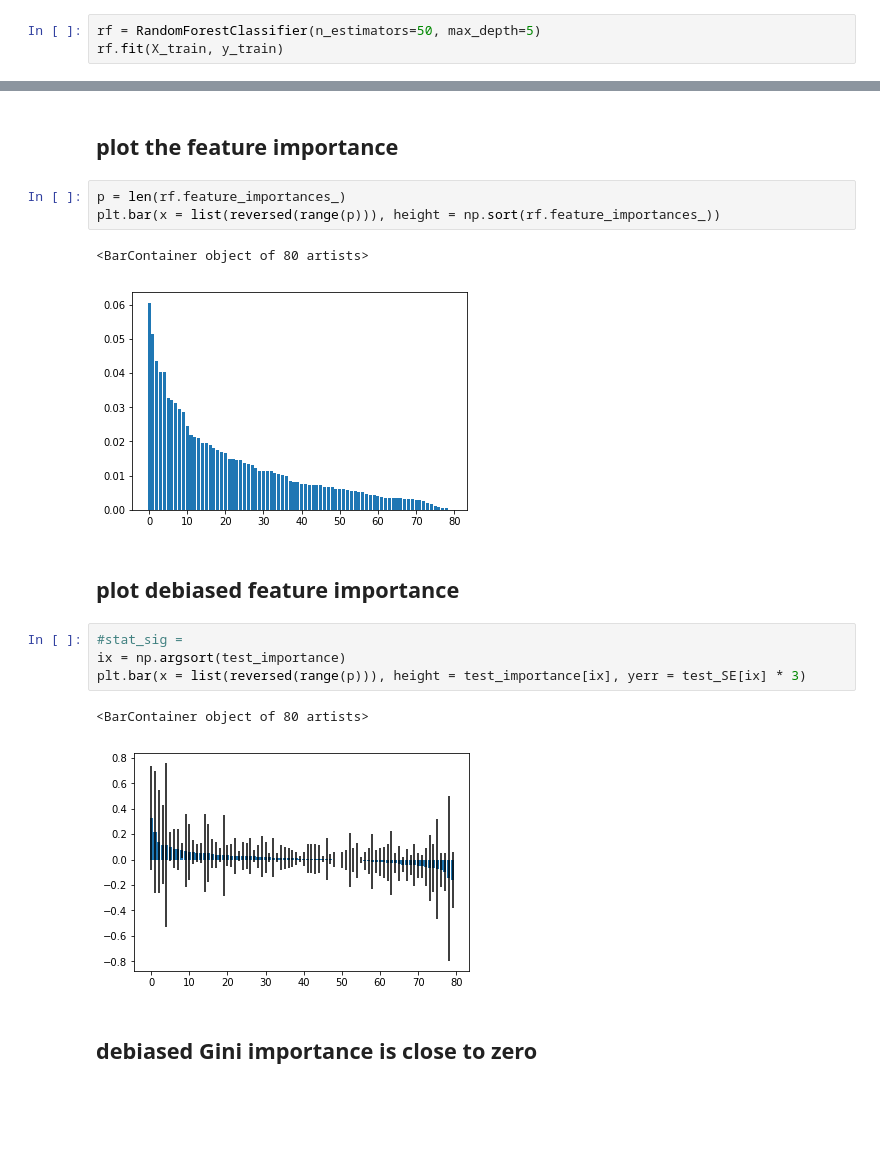
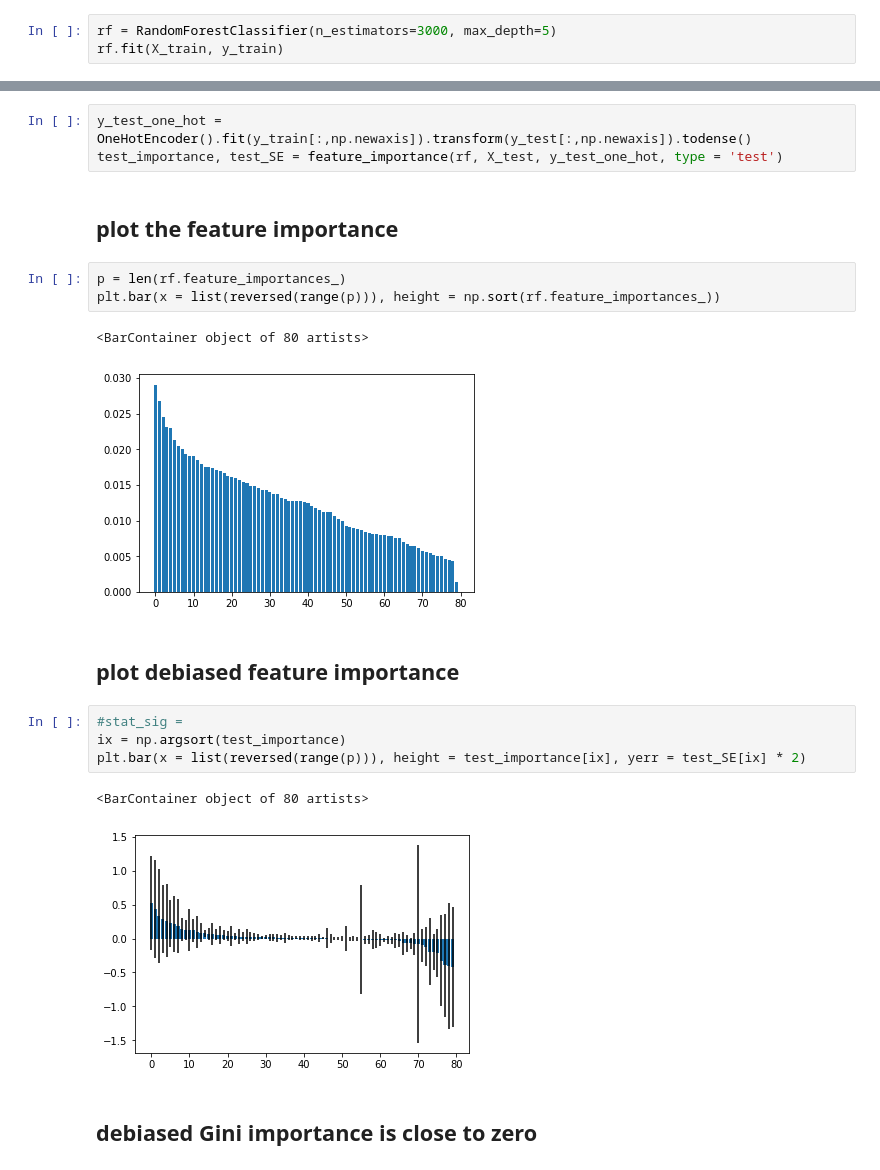
Before and after one commit to shifwang/Enhancer, a Jupyter notebook: explorations/03_feature_selection_with_debiased_gini_importance.ipynb, the cells around one changed output, grey strips where cells are left out. Saved outputs shown, nothing was run; the diff lists cells and outputs as text; blank space fills up the shorter version.

```diff
--- a/explorations/03_feature_selection_with_debiased_gini_importance.ipynb
+++ b/explorations/03_feature_selection_with_debiased_gini_importance.ipynb
@@ -122,7 +128,7 @@ y_test = Y[test - 1]
 # %% [markdown]
 ## train RF
 # %%
-rf = RandomForestClassifier(n_estimators=50, max_depth=5)
+rf = RandomForestClassifier(n_estimators=3000, max_depth=5)
 rf.fit(X_train, y_train)
 # %% [output]
 RandomForestClassifier(bootstrap=True, class_weight=None, criterion='gini',
@@ -139,3 +143,6 @@ test_importance, test_SE = test_feature_importance(rf, X_test, y_test)
+# %%
+y_test_one_hot = OneHotEncoder().fit(y_train[:,np.newaxis]).transform(y_test[:,np.newaxis]).todense()
+test_importance, test_SE = feature_importance(rf, X_test, y_test_one_hot, type = 'test')
 # %% [markdown]
 ## plot the feature importance
 # %%
@@ -143,15 +150,15 @@ p = len(rf.feature_importances_)
 plt.bar(x = list(reversed(range(p))), height = np.sort(rf.feature_importances_))
 # %% [output]
 <BarContainer object of 80 artists>
-[figure, old version]
+[figure, new version]
 # %% [markdown]
 ## plot debiased feature importance
 # %%
 #stat_sig =
 ix = np.argsort(test_importance)
-plt.bar(x = list(reversed(range(p))), height = test_importance[ix], yerr = test_SE[ix] * 3)
+plt.bar(x = list(reversed(range(p))), height = test_importance[ix], yerr = test_SE[ix] * 2)
 # %% [output]
 <BarContainer object of 80 artists>
-[figure, old version]
+[figure, new version]
 # %% [markdown]
 ## debiased Gini importance is close to zero
```
Also changed, not shown: parts of 13 cells of this notebook, 9 other files.
